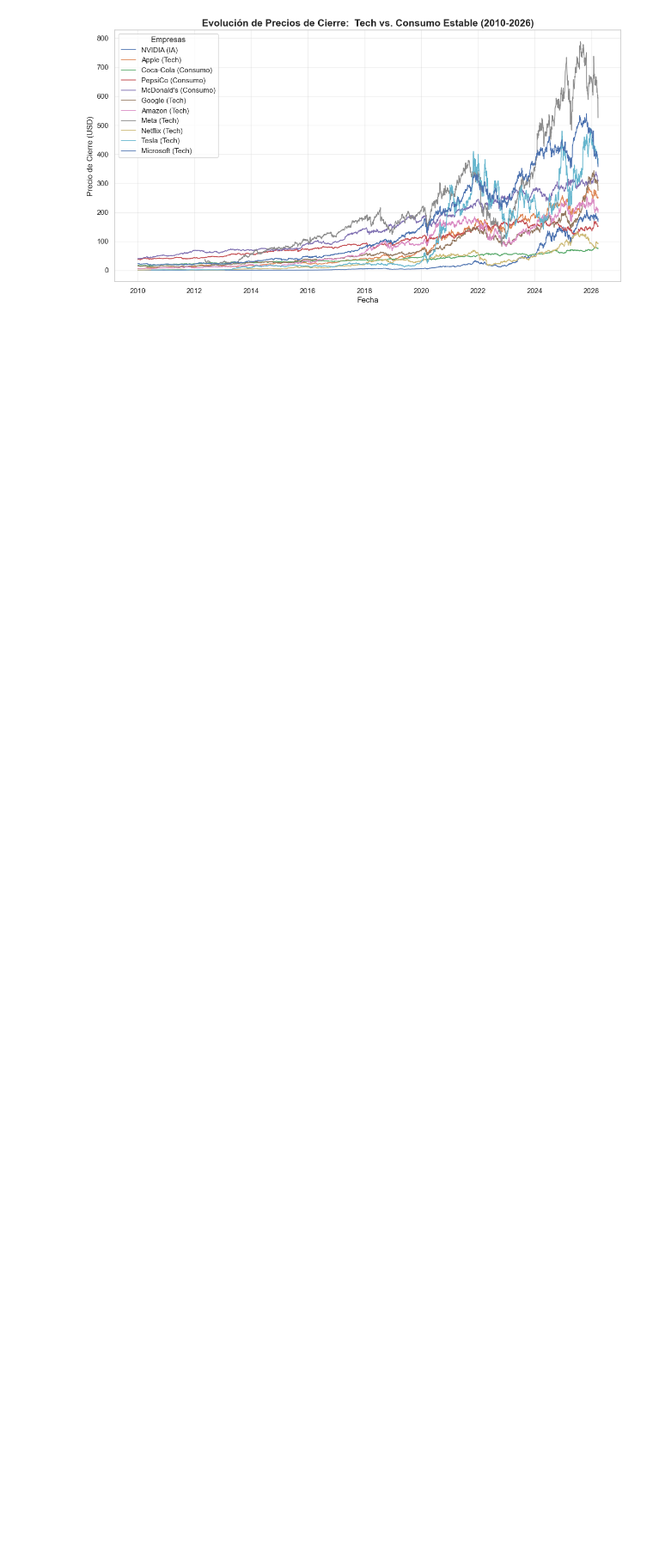
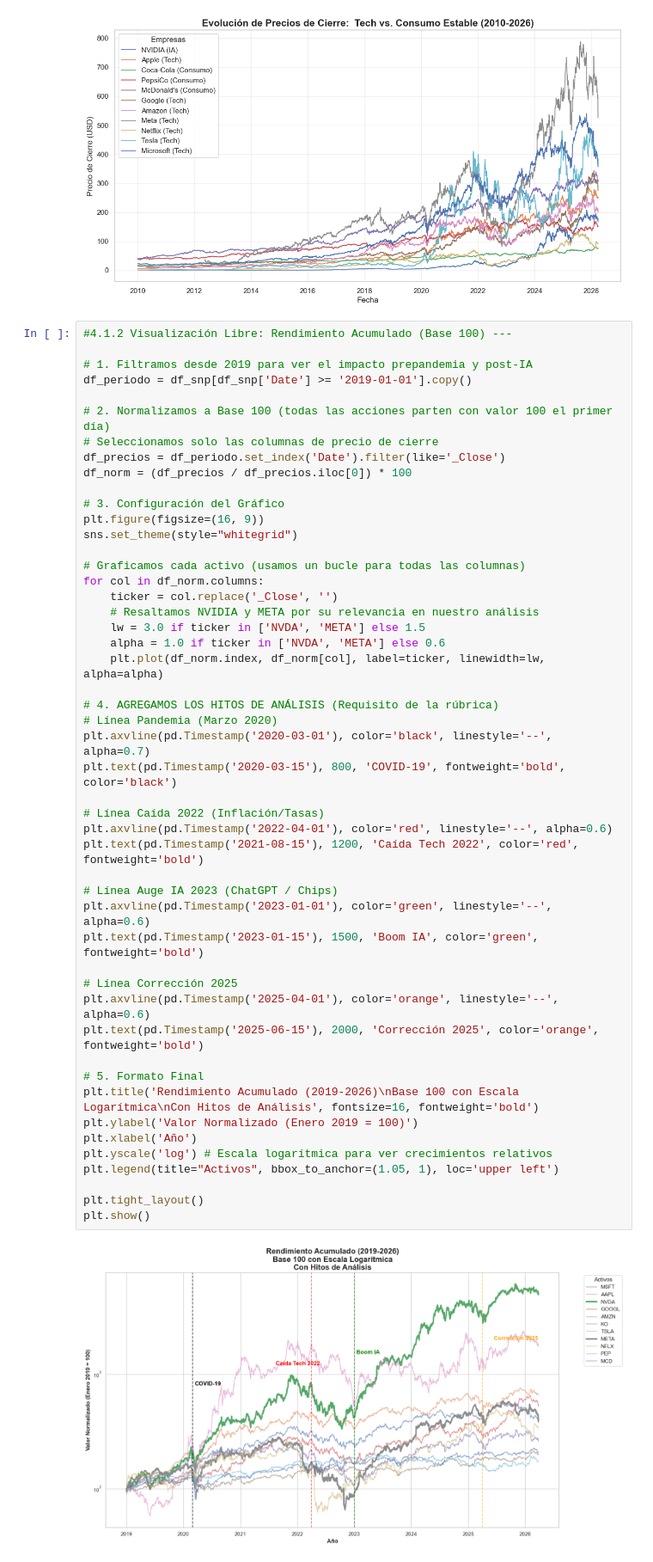
Before and after one commit to benja20003/MineriaDatos, a Jupyter notebook: Solemne1/Solemne1_Mineria_de_Datos.ipynb, the cells around one changed output. Shown at 86% size. Cells and saved outputs as stored; diff of their text form; blank space fills up the shorter version.

Commit message:
Se agregaron nuevas visualizaciones.,se borraron 2 librerias que no se utilizaron y se añadio una nueva

```diff
--- a/Solemne1/Solemne1_Mineria_de_Datos.ipynb
+++ b/Solemne1/Solemne1_Mineria_de_Datos.ipynb
@@ -576,6 +577,57 @@ plt.grid(True, alpha=0.3)
 plt.show()
 # %% [output]
 [figure]
+# %%
+#4.1.2 Visualización Libre: Rendimiento Acumulado (Base 100) ---
+
+# 1. Filtramos desde 2019 para ver el impacto prepandemia y post-IA
+df_periodo = df_snp[df_snp['Date'] >= '2019-01-01'].copy()
+
+# 2. Normalizamos a Base 100 (todas las acciones parten con valor 100 el primer día)
+# Seleccionamos solo las columnas de precio de cierre
+df_precios = df_periodo.set_index('Date').filter(like='_Close')
+df_norm = (df_precios / df_precios.iloc[0]) * 100
+
+# 3. Configuración del Gráfico
+plt.figure(figsize=(16, 9))
+sns.set_theme(style="whitegrid")
+
+# Graficamos cada activo (usamos un bucle para todas las columnas)
+for col in df_norm.columns:
+    ticker = col.replace('_Close', '')
+    # Resaltamos NVIDIA y META por su relevancia en nuestro análisis
+    lw = 3.0 if ticker in ['NVDA', 'META'] else 1.5
+    alpha = 1.0 if ticker in ['NVDA', 'META'] else 0.6
+    plt.plot(df_norm.index, df_norm[col], label=ticker, linewidth=lw, alpha=alpha)
+
+# 4. AGREGAMOS LOS HITOS DE ANÁLISIS (Requisito de la rúbrica)
+# Línea Pandemia (Marzo 2020)
+plt.axvline(pd.Timestamp('2020-03-01'), color='black', linestyle='--', alpha=0.7)
+plt.text(pd.Timestamp('2020-03-15'), 800, 'COVID-19', fontweight='bold', color='black')
+
+# Línea Caída 2022 (Inflación/Tasas)
+plt.axvline(pd.Timestamp('2022-04-01'), color='red', linestyle='--', alpha=0.6)
+plt.text(pd.Timestamp('2021-08-15'), 1200, 'Caída Tech 2022', color='red', fontweight='bold')
+
+# Línea Auge IA 2023 (ChatGPT / Chips)
+plt.axvline(pd.Timestamp('2023-01-01'), color='green', linestyle='--', alpha=0.6)
+plt.text(pd.Timestamp('2023-01-15'), 1500, 'Boom IA', color='green', fontweight='bold')
+
+# Línea Corrección 2025
+plt.axvline(pd.Timestamp('2025-04-01'), color='orange', linestyle='--', alpha=0.6)
+plt.text(pd.Timestamp('2025-06-15'), 2000, 'Corrección 2025', color='orange', fontweight='bold')
+
+# 5. Formato Final
+plt.title('Rendimiento Acumulado (2019-2026)\nBase 100 con Escala Logarítmica\nCon Hitos de Análisis', fontsize=16, fontweight='bold')
+plt.ylabel('Valor Normalizado (Enero 2019 = 100)')
+plt.xlabel('Año')
+plt.yscale('log') # Escala logarítmica para ver crecimientos relativos
+plt.legend(title="Activos", bbox_to_anchor=(1.05, 1), loc='upper left')
+
+plt.tight_layout()
+plt.show()
+# %% [output]
+[figure, added]
 # %% [markdown]
 ### Análisis de la Serie Temporal e Identificación de Hitos Históricos
 
```
Also changed, not shown: parts of 9 cells of this notebook.
